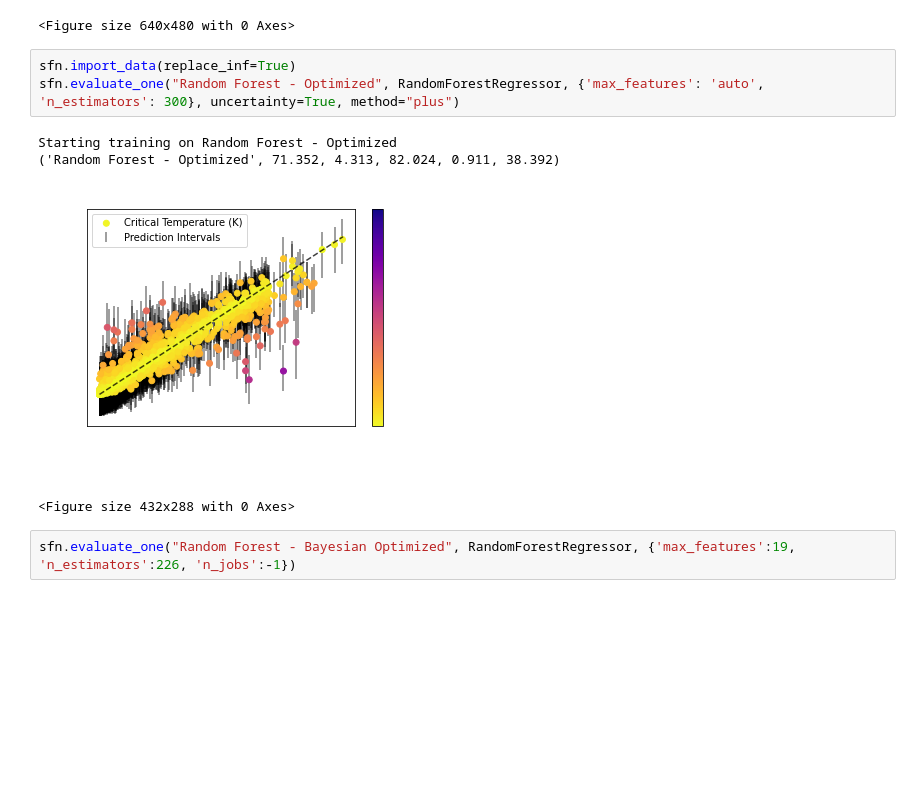
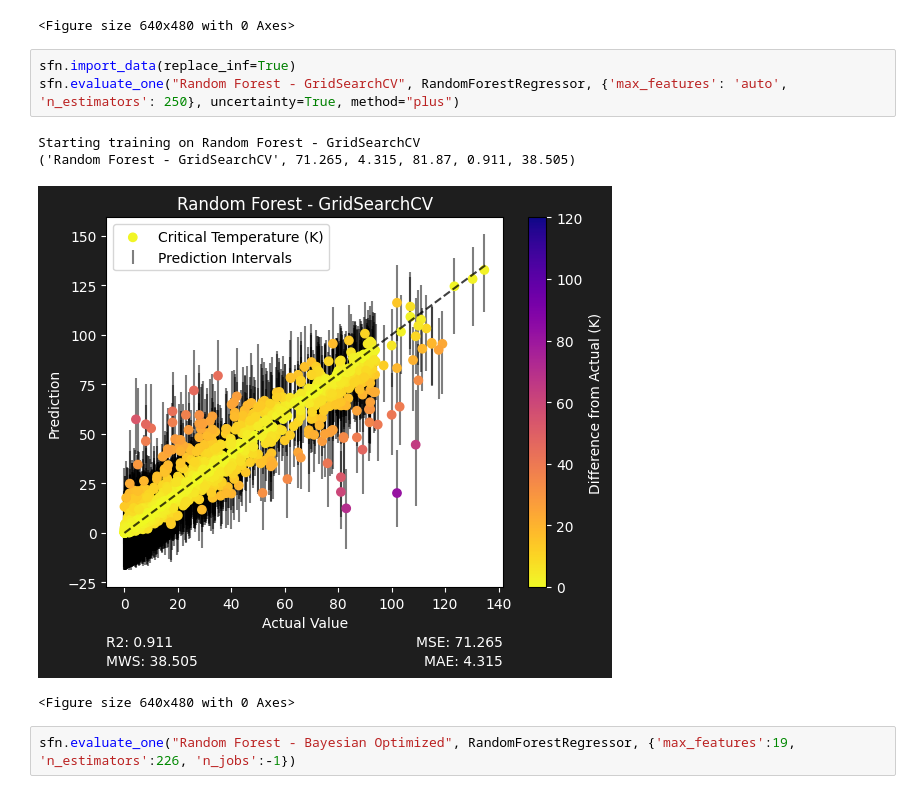
Before and after one commit to sylphrena0/classe, a Jupyter notebook: code/training.ipynb, the cells around one changed output. Saved outputs shown, nothing was run; the diff lists cells and outputs as text; blank space fills up the shorter version.

```diff
--- a/code/training.ipynb
+++ b/code/training.ipynb
@@ -79,12 +79,12 @@ Starting training on Random Forest Regression
 <Figure size 640x480 with 0 Axes>
 # %%
 sfn.import_data(replace_inf=True)
-sfn.evaluate_one("Random Forest - Optimized", RandomForestRegressor, {'max_features': 'auto', 'n_estimators': 300}, uncertainty=True, method="plus")
+sfn.evaluate_one("Random Forest - GridSearchCV", RandomForestRegressor, {'max_features': 'auto', 'n_estimators': 250}, uncertainty=True, method="plus")
 # %% [output]
-Starting training on Random Forest - Optimized
-('Random Forest - Optimized', 71.352, 4.313, 82.024, 0.911, 38.392)
+Starting training on Random Forest - GridSearchCV
+('Random Forest - GridSearchCV', 71.265, 4.315, 81.87, 0.911, 38.505)
-[figure, old version]
+[figure, new version]
-<Figure size 432x288 with 0 Axes>
+<Figure size 640x480 with 0 Axes>
 # %%
 sfn.evaluate_one("Random Forest - Bayesian Optimized", RandomForestRegressor, {'max_features':19, 'n_estimators':226, 'n_jobs':-1})
 # %% [output]
```
Also changed, not shown: parts of 3 cells of this notebook, 2 other files.
